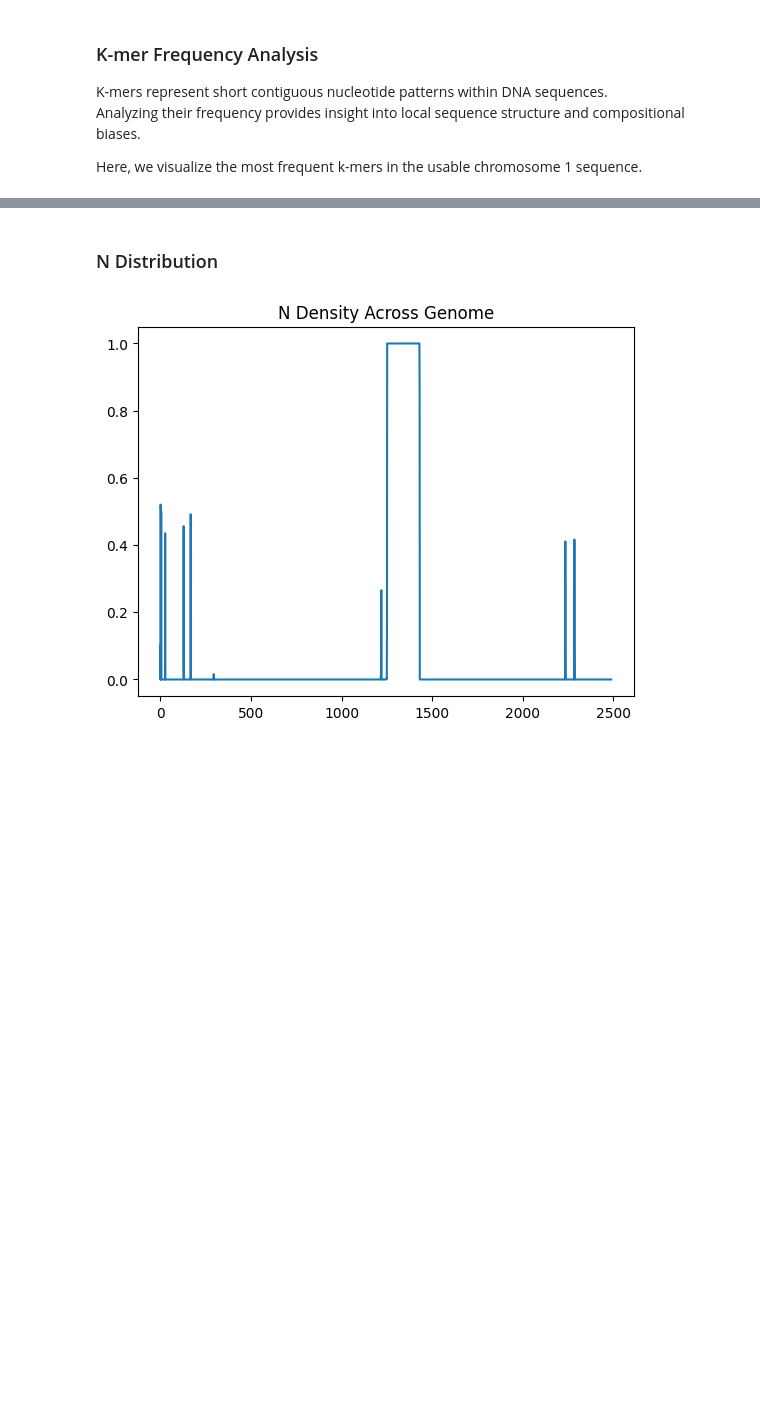
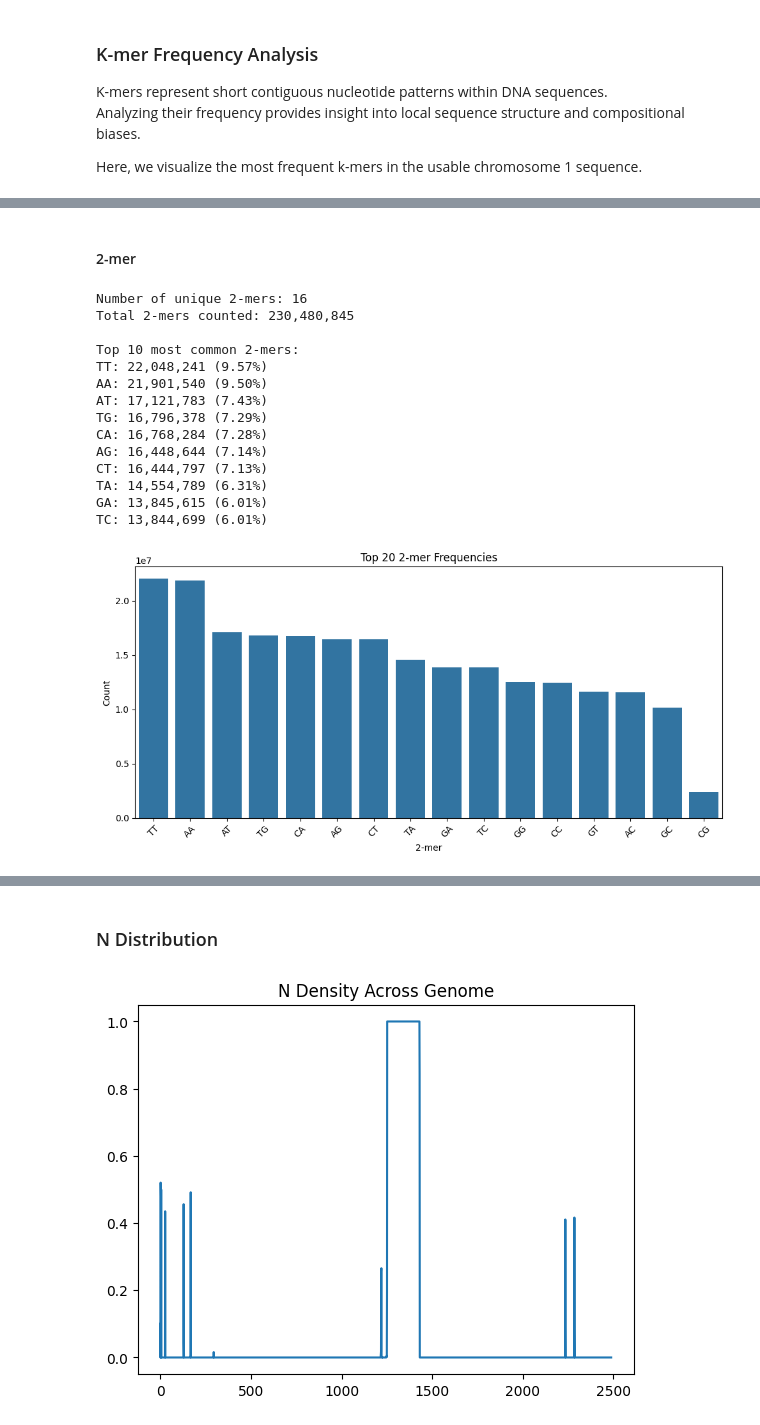
Before and after one commit to rjholik/DNA-Promoter-Prediction-CNN-Transformers, a Jupyter notebook: notebooks/01_data_exploration.ipynb, the cells around one changed output, grey strips where cells are left out. Drawn from its saved outputs; the diff is of its cells as text; code cells hidden in the pictures; blank space fills up the shorter version.

```diff
--- a/notebooks/01_data_exploration.ipynb
+++ b/notebooks/01_data_exploration.ipynb
@@ -240,16 +224,17 @@ def count_kmers(sequence, k=2, valid_bases={"A", "C", "G", "T"}):
 
     return Counter(kmers)
 # %%
-k = 2
-kmer_counts = count_kmers(usable_sequence, k=k)
+def summarize_kmers(sequence, k=2, top_n=10):
+    kmer_counts = count_kmers(sequence, k=k)
+    total_kmers = sum(kmer_counts.values())
 
-total_kmers = sum(kmer_counts.values())
+    print(f"Number of unique {k}-mers: {len(kmer_counts)}")
+    print(f"Total {k}-mers counted: {total_kmers:,}")
+    print()
+    print(f"Top {top_n} most common {k}-mers:")
 
-print(f"Number of unique {k}-mers: {len(kmer_counts)}")
-print("Most common k-mers:")
+    for kmer, count in kmer_counts.most_common(top_n):
+        pct = (count / total_kmers) * 100
+        print(f"{kmer}: {count:,} ({pct:.2f}%)")
 
-for kmer, count in kmer_counts.most_common(10):
-    pct = (count / total_kmers) * 100
-    print(f"{kmer}: {count:,} ({pct:.2f}%)")
-
-print(f"Total {k}-mers counted: {total_kmers:,}")
+    return kmer_counts, total_kmers
@@ -309,0 +266,24 @@ plt.show()
+# %% [markdown]
+#### 2-mer
+# %%
+k = 2
+
+kmer_counts, total_kmers = summarize_kmers(usable_sequence, k=k)
+
+df_kmer = plot_kmers(kmer_counts, k=k)
+# %% [output]
+Number of unique 2-mers: 16
+Total 2-mers counted: 230,480,845
+
+Top 10 most common 2-mers:
+TT: 22,048,241 (9.57%)
+AA: 21,901,540 (9.50%)
+AT: 17,121,783 (7.43%)
+TG: 16,796,378 (7.29%)
+CA: 16,768,284 (7.28%)
+AG: 16,448,644 (7.14%)
+CT: 16,444,797 (7.13%)
+TA: 14,554,789 (6.31%)
+GA: 13,845,615 (6.01%)
+TC: 13,844,699 (6.01%)
+[figure, added]
```
Also changed, not shown: parts of 13 cells of this notebook.
